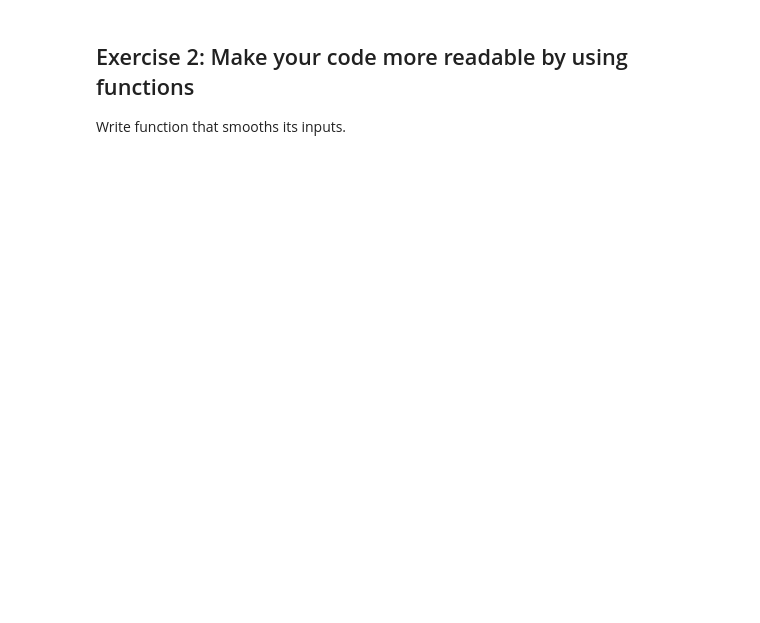
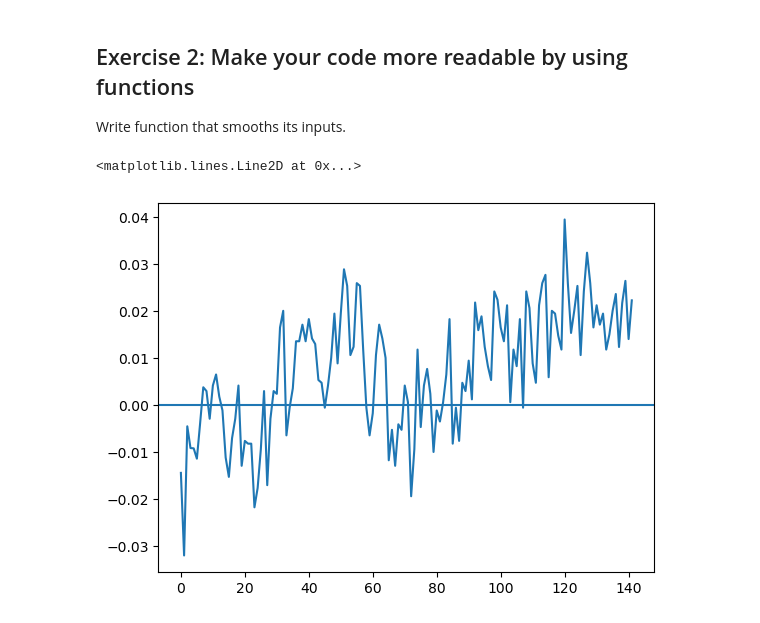
Before and after one commit to janclemenslab/neu715, a Jupyter notebook: exercises/exercises 2/2.06_more_exercises.ipynb, the cells around one changed output. Cells and saved outputs as stored; diff of their text form; code cells hidden in the pictures; blank space fills up the shorter version.

```diff
--- a/exercises/exercises 2/2.06_more_exercises.ipynb
+++ b/exercises/exercises 2/2.06_more_exercises.ipynb
@@ -36,6 +68,22 @@ Roughly like so:
 # %% [markdown]
 ## Exercise 2: Make your code more readable by using functions
 Write function that smooths its inputs.
+# %%
+change = []
+
+for idx in range(len(temperature_anomalies) - 1):
+    start = idx + 1
+    end = idx
+
+
+    diff = temperature_anomalies[start] - temperature_anomalies[end]
+    change.append(diff)
+
+plt.plot(smooth(change, span=8))
+plt.axhline(0)
+# %% [output]
+<matplotlib.lines.Line2D at 0x...>
+[figure, added]
 # %%
 # Your solution here
 # %% [markdown]
```
Also changed, not shown: parts of 2 cells of this notebook, 15 other files.
